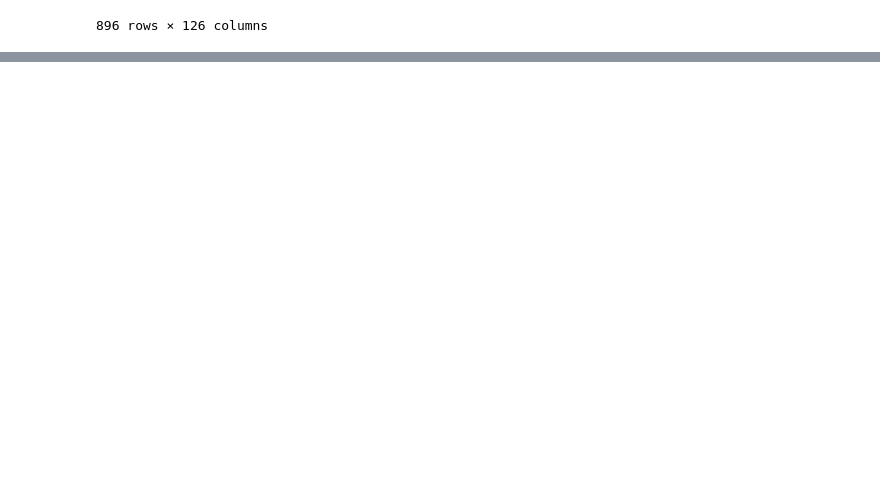
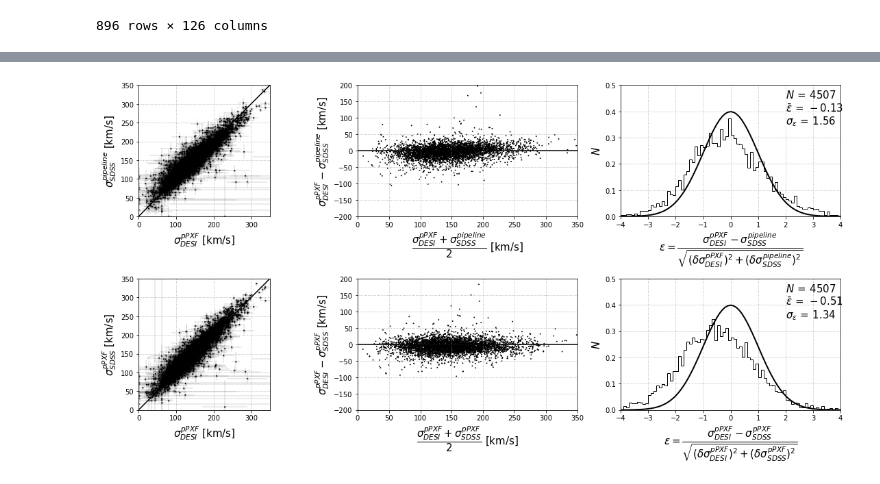
Before and after one commit to KSaid-1/DESI_fuji_FP, a Jupyter notebook: external_consistency.ipynb, the cells around one changed output, grey strips where cells are left out. Cells and saved outputs as stored; diff of their text form; code cells hidden in the pictures; blank space fills up the shorter version.

```diff
--- a/external_consistency.ipynb
+++ b/external_consistency.ipynb
@@ -618,0 +619,4 @@ plt.show()
+# %%
+fuji_low_res = pd.read_csv("fuji_FPT-fibermap-good-guys-results_low_res.txt")
+fuji_low_res.drop_duplicates(subset=['targetid'])
+fuji_low_res
@@ -618,0 +637,2 @@ plt.show()
+# %%
+fuji_hlr_s = pd.merge(fdata,fuji_low_res,left_on='targetid',right_on='targetid')
@@ -618,0 +658,81 @@ plt.show()
+# %%
+ppxf_sigma_lr = fuji_hlr_s.ppxf_sigma_y
+ppxf_sigma_error_lr = fuji_hlr_s.ppxf_sigma_error_y
+sigmaStars_lr = fuji_hlr_s.sigmaStars
+sigmaStarsErr_lr = fuji_hlr_s.sigmaStarsErr
+veldisp_lr = fuji_hlr_s.veldisp
+veldispErr_lr = fuji_hlr_s.veldispErr
+pull_pipe_1_lr = (ppxf_sigma_lr - veldisp_lr)/(np.sqrt((ppxf_sigma_error_lr*ppxf_sigma_error_lr)+(veldispErr_lr*veldispErr_lr)))
+pull_pipe_2_lr = (ppxf_sigma_lr - sigmaStars_lr)/(np.sqrt((ppxf_sigma_error_lr*ppxf_sigma_error_lr)+(sigmaStarsErr_lr*sigmaStarsErr_lr)))
+# %%
+f_1, ((ax1, ax2, ax3),(ax4, ax5, ax6)) = plt.subplots(nrows=2,ncols=3, figsize=(16, 8),sharex=False, sharey=False)
+ax1.set_ylim(0.0,350.0)
+ax1.set_xlim(0.0,350.0)
+xxx=[0,350];yyy=[0,350]
+ax1.errorbar(ppxf_sigma_lr,veldisp_lr,xerr=ppxf_sigma_error_lr,yerr=veldispErr_lr,fmt=".k",alpha=0.1)
+ax1.scatter(ppxf_sigma_lr,veldisp_lr,color='black',edgecolor='none',s=3.5)
+ax1.plot(xxx,yyy,color="black")
+ax1.set_aspect(1)
+ax1.set_xlabel(r'$\sigma_{DESI}^{pPXF}$ [km/s]',size=15)
+ax1.set_ylabel(r'$\sigma_{SDSS}^{pipeline}$ [km/s]',size=15)
+ax1.grid(b=True, which='both', color='0.65',linestyle=':')
+
+ax4.set_ylim(0.0,350.0)
+ax4.set_xlim(0.0,350.0)
+xxx=[0,350];yyy=[0,350]
+ax4.errorbar(ppxf_sigma_lr,sigmaStars_lr,xerr=ppxf_sigma_error_lr,yerr=sigmaStarsErr_lr,fmt=".k",alpha=0.1)
+ax4.scatter(ppxf_sigma_lr,sigmaStars_lr,color='black',edgecolor='none',s=3.5)
+ax4.plot(xxx,yyy,color="black")
+ax4.set_aspect(1)
+ax4.set_xlabel(r'$\sigma_{DESI}^{pPXF}$ [km/s]',size=15)
+ax4.set_ylabel(r'$\sigma_{SDSS}^{pPXF}$ [km/s]',size=15)
+ax4.grid(b=True, which='both', color='0.65',linestyle=':')
+
+ax2.set_ylim(-200,200)
+ax2.set_xlim(0.0,350.0)
+ax2.scatter(((ppxf_sigma_lr+veldisp_lr)/2.),ppxf_sigma_lr-veldisp_lr,color='black',edgecolor='none',s=3.5)
+ax2.axhline(y=0.0,color="black")
+ax2.grid(b=True, which='both', color='0.65',linestyle=':')
+ax2.set_xlabel(r'$\dfrac{\sigma_{DESI}^{pPXF} + \sigma_{SDSS}^{pipeline}}{2}$ [km/s]',size=15)
+ax2.set_ylabel(r'$\sigma_{DESI}^{pPXF} - \sigma_{SDSS}^{pipeline}$ [km/s]',size=15)
+
+ax5.set_ylim(-200,200)
+ax5.set_xlim(0.0,350.0)
+ax5.scatter(((ppxf_sigma_lr+sigmaStars_lr)/2.),ppxf_sigma_lr-sigmaStars_lr,color='black',edgecolor='none',s=3.5)
+ax5.axhline(y=0.0,color="black")
+ax5.grid(b=True, which='both', color='0.65',linestyle=':')
+ax5.set_xlabel(r'$\dfrac{\sigma_{DESI}^{pPXF} + \sigma_{SDSS}^{pPXF}}{2}$ [km/s]',size=15)
+ax5.set_ylabel(r'$\sigma_{DESI}^{pPXF} - \sigma_{SDSS}^{pPXF}$ [km/s]',size=15)
+
+ax3.set_ylim(0.0,0.5)
+ax3.set_xlim(-4.0,4.0)
+events_prop, edges_prop, patches_prop = ax3.hist(pull_pipe_1_lr,bins=np.arange(-5.0,5.0,0.1),density=1,histtype='step',color='black',label='sigmastar_lamost vs. veldisp_sdss')#,label='Normalized uncorrected $P(r)$')#
+y = norm.pdf(edges_prop, 0.0, 1.0)
+l = ax3.plot(edges_prop, y, 'k', linewidth=2,label='Gaussian with mean 0 and $\sigma$ 1')#,label='Gaussian fit to the uncorrected $P(r)$')
+#plt.hist(pull_pipe,bins=arange(-5.0,5.0,0.1),color='black')
+ax3.grid(b=True, which='both', color='0.65',linestyle=':')
+ax3.set_xlabel(r'$\epsilon = \dfrac{\sigma_{DESI}^{pPXF} - \sigma_{SDSS}^{pipeline}}{\sqrt{(\delta \sigma_{DESI}^{pPXF})^2 + (\delta \sigma_{SDSS}^{pipeline})^2}}$',size=15)
+ax3.set_ylabel(r'$N$',size=15)
+ax3.text(2.0,0.45,r'$N\/=\/'+'{0:.0f}'.format(len(pull_pipe_1_lr))+'$',size=15)
+ax3.text(2.0,0.4,r'$\bar{\epsilon}\/=\/'+'{0:.2f}'.format(np.mean(pull_pipe_1_lr))+'$',size=15)#, fontname = 'Times New Roman',size=20)
+ax3.text(2.0,0.35,r'$\sigma_{\epsilon}\/=\/'+'{0:.2f}'.format(np.std(pull_pipe_1_lr))+'$',size=15)#, fontname = 'Times New Roman',size=20)
+
+ax6.set_ylim(0.0,0.5)
+ax6.set_xlim(-4.0,4.0)
+events_prop, edges_prop, patches_prop = ax6.hist(pull_pipe_2_lr,bins=np.arange(-5.0,5.0,0.1),density=1,histtype='step',color='black',label='sigmastar_lamost vs. veldisp_sdss')#,label='Normalized uncorrected $P(r)$')#
+y = norm.pdf(edges_prop, 0.0, 1.0)
+l = ax6.plot(edges_prop, y, 'k', linewidth=2,label='Gaussian with mean 0 and $\sigma$ 1')#,label='Gaussian fit to the uncorrected $P(r)$')
+#plt.hist(pull_pipe,bins=arange(-5.0,5.0,0.1),color='black')
+ax6.grid(b=True, which='both', color='0.65',linestyle=':')
+ax6.set_xlabel(r'$\epsilon = \dfrac{\sigma_{DESI}^{pPXF} - \sigma_{SDSS}^{pPXF}}{\sqrt{(\delta \sigma_{DESI}^{pPXF})^2 + (\delta \sigma_{SDSS}^{pPXF})^2}}$',size=15)
+ax6.set_ylabel(r'$N$',size=15)
+ax6.text(2.0,0.45,r'$N\/=\/'+'{0:.0f}'.format(len(pull_pipe_2_lr))+'$',size=15)
+ax6.text(2.0,0.4,r'$\bar{\epsilon}\/=\/'+'{0:.2f}'.format(np.mean(pull_pipe_2_lr))+'$',size=15)#, fontname = 'Times New Roman',size=20)
+ax6.text(2.0,0.35,r'$\sigma_{\epsilon}\/=\/'+'{0:.2f}'.format(np.std(pull_pipe_2_lr))+'$',size=15)#, fontname = 'Times New Roman',size=20)
+
+plt.tight_layout()
+plt.savefig('external_consistency_v2_lr.png')
+plt.savefig('external_consistency_v2_lr.pdf')
+plt.show()
+# %% [output]
+[figure, added]
```
Also changed, not shown: parts of 14 cells of this notebook, 1 other file.
